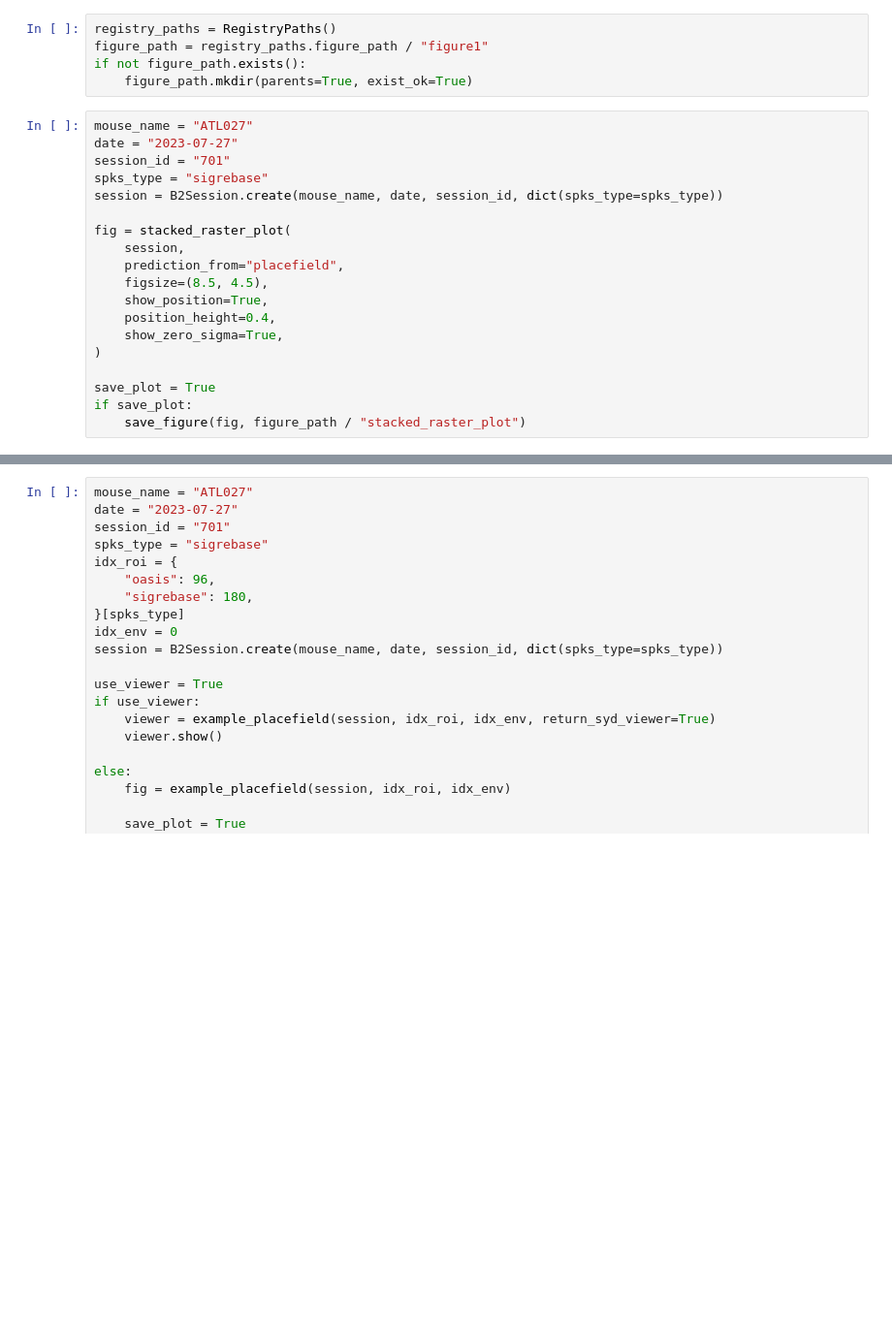
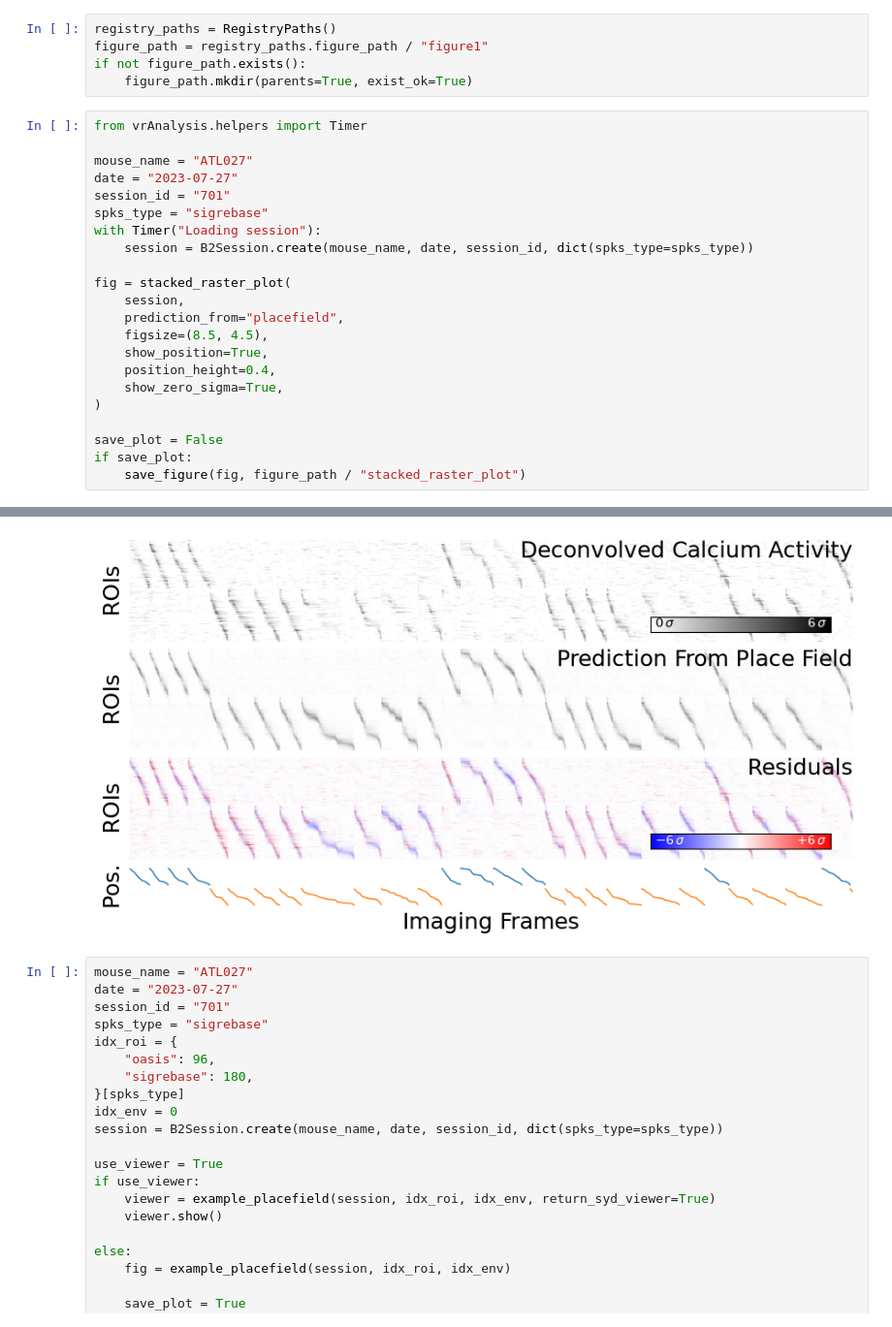
Before and after one commit to landoskape/vrAnalysis, a Jupyter notebook: dimensionality_manuscript/dim_intro_primary.ipynb, the cells around one changed output, grey strips where cells are left out. Shown at 97% size. Saved outputs shown, nothing was run; the diff lists cells and outputs as text; blank space fills up the shorter version.

```diff
--- a/dimensionality_manuscript/dim_intro_primary.ipynb
+++ b/dimensionality_manuscript/dim_intro_primary.ipynb
@@ -42,11 +42,14 @@ figure_path = registry_paths.figure_path / "figure1"
 if not figure_path.exists():
     figure_path.mkdir(parents=True, exist_ok=True)
 # %%
+from vrAnalysis.helpers import Timer
+
 mouse_name = "ATL027"
 date = "2023-07-27"
 session_id = "701"
 spks_type = "sigrebase"
-session = B2Session.create(mouse_name, date, session_id, dict(spks_type=spks_type))
+with Timer("Loading session"):
+    session = B2Session.create(mouse_name, date, session_id, dict(spks_type=spks_type))
 
 fig = stacked_raster_plot(
     session,
@@ -57,7 +60,7 @@ fig = stacked_raster_plot(
     show_zero_sigma=True,
 )
 
-save_plot = True
+save_plot = False
 if save_plot:
     save_figure(fig, figure_path / "stacked_raster_plot")
 # %% [output]
@@ -65,3 +68,4 @@ KeyboardInterrupt:
+[figure, added]
 # %%
 mouse_name = "ATL027"
 date = "2023-07-27"
```
Also changed, not shown: parts of 1 cell of this notebook, 2 other files.
